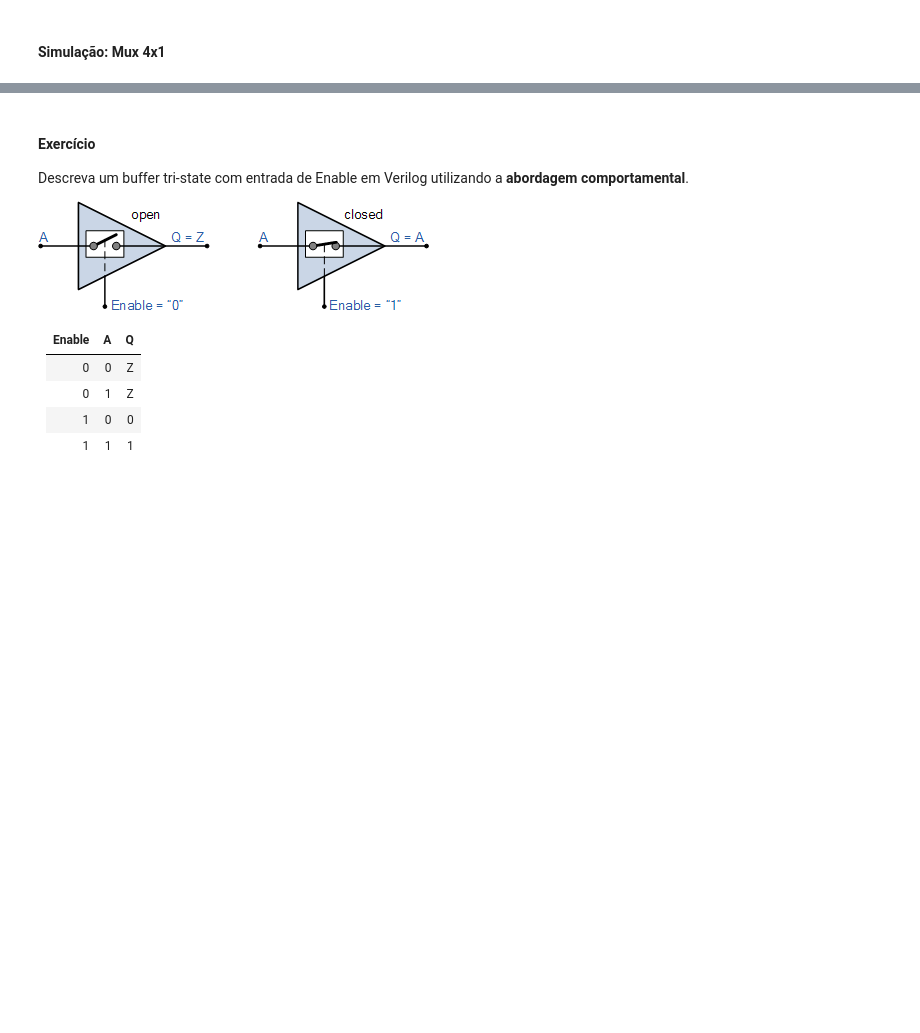
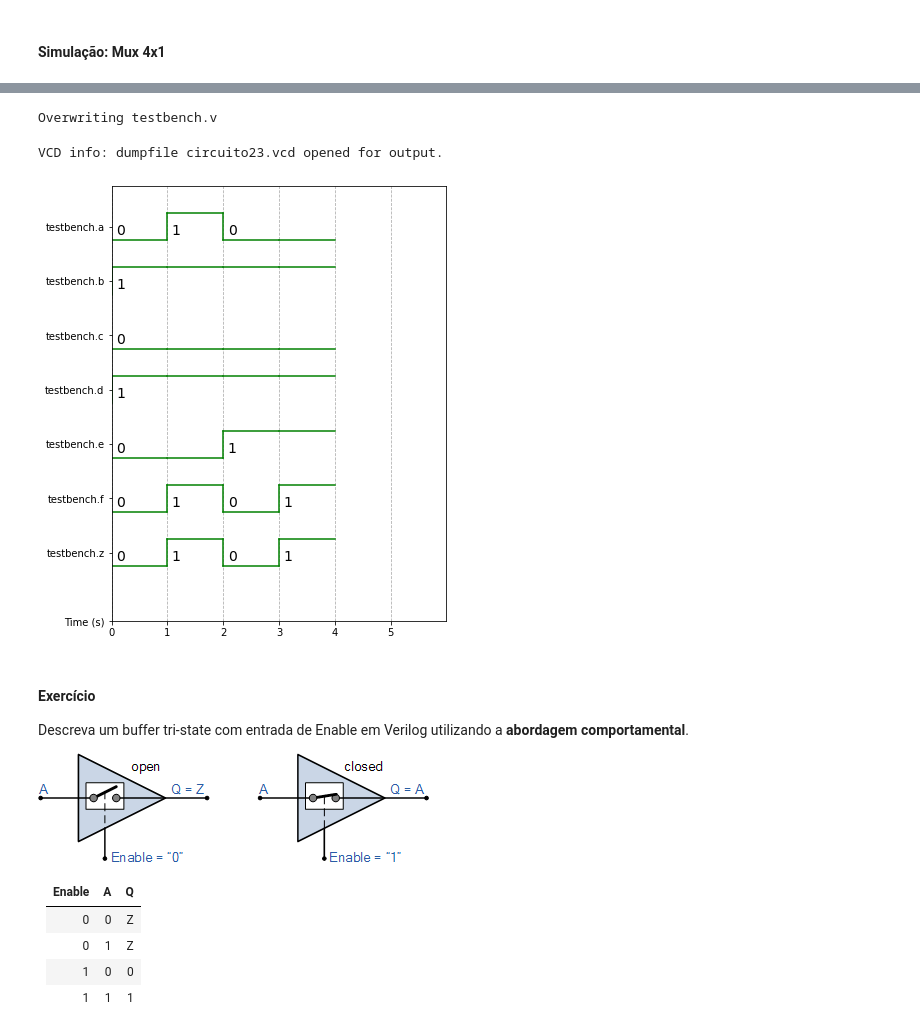
Before and after one commit to petrucior/verilog, a Jupyter notebook: verilog.ipynb, the cells around one changed output, grey strips where cells are left out. Saved outputs shown, nothing was run; the diff lists cells and outputs as text; code cells hidden in the pictures; blank space fills up the shorter version.

```diff
--- a/verilog.ipynb
+++ b/verilog.ipynb
@@ -3073,7 +3201,72 @@ endmodule
+# %%
+%%file testbench.v
+`include "circuito.sv"
+
+module testbench();
+  reg a, b, c, d, e, f;
+  wire z;
+
+  parameter period = 1;
+
+  circuito circuito23(.a(a),.b(b),.c(c),.d(d),.s0(e),.s1(f),.out(z));
+
+  initial begin
+    $dumpfile("circuito23.vcd");
+    $dumpvars;
+
+    a <= 0;
+    b <= 1;
+    c <= 0;
+    d <= 1;
+    e <= 0;
+    f <= 0;
+    #period;
+
+    a <= 1;
+    b <= 1;
+    c <= 0;
+    d <= 1;
+    e <= 0;
+    f <= 1;
+    #period;
+
+    a <= 0;
+    b <= 1;
+    c <= 0;
+    d <= 1;
+    e <= 1;
+    f <= 0;
+    #period;
+
+    a <= 0;
+    b <= 1;
+    c <= 0;
+    d <= 1;
+    e <= 1;
+    f <= 1;
+    #period;
+
+    $dumpoff;
+    $finish;
+  end
+endmodule
+# %% [output]
+Overwriting testbench.v
 # %%
 %%bash
-iverilog circuito.v -o circuito
-vvp circuito
+iverilog testbench.v -o circuito_testbench
+vvp circuito_testbench
+# %% [output]
+VCD info: dumpfile circuito23.vcd opened for output.
+# %%
+%%waveform circuito23.vcd
+
+sign_list = ['testbench.a','testbench.b', 'testbench.c', 'testbench.d', 'testbench.e', 'testbench.f', 'testbench.z']
+time_begin = 0
+time_end = 5
+base = 'bin' # bin, dec, dec2, hex, octal
+# %% [output]
+[figure, added]
 # %% [markdown]
 #### Exercício
 
```
Also changed, not shown: parts of 39 cells of this notebook.
